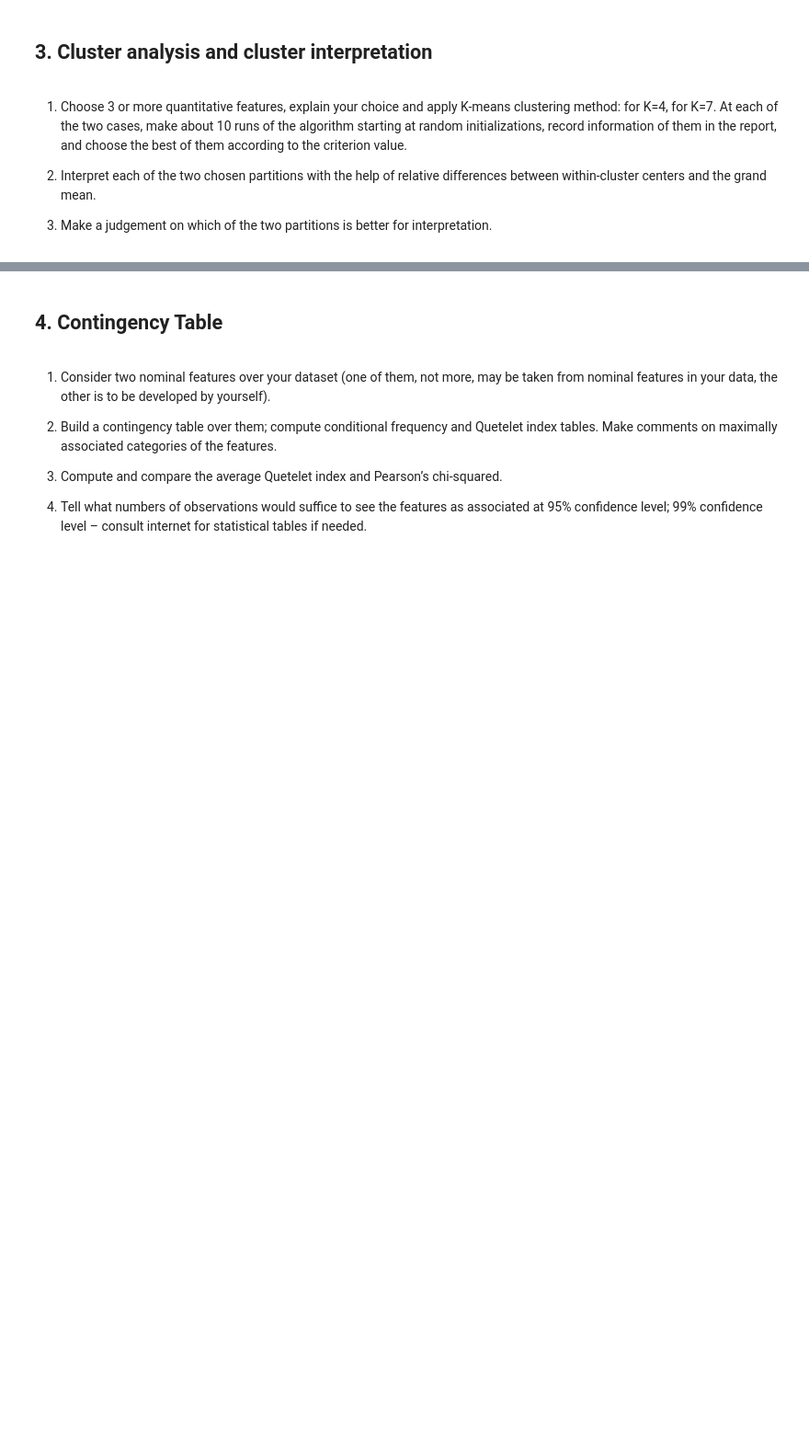
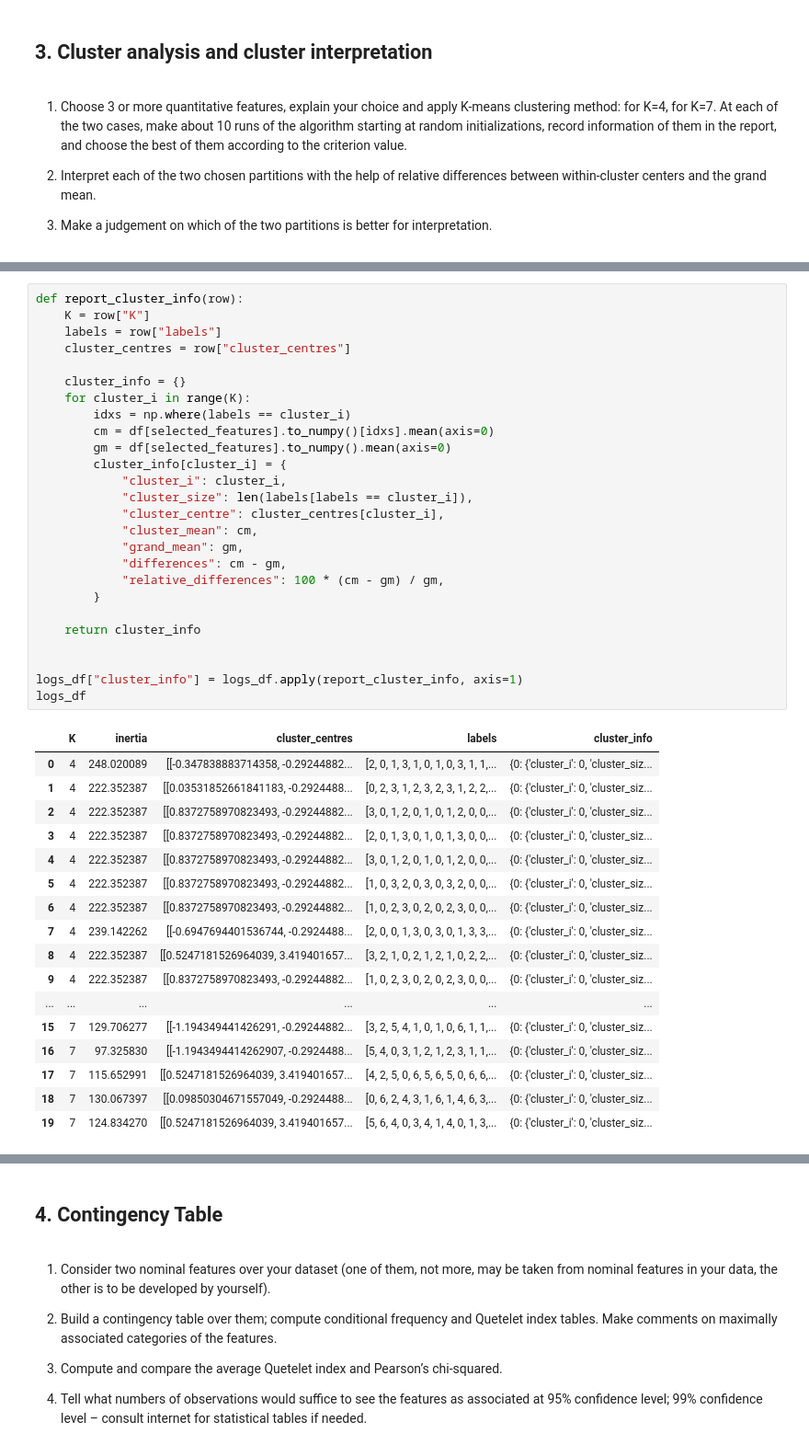
Before and after one commit to unrndm/DataAnalysis, a Jupyter notebook: Report.ipynb, the cells around one changed output, grey strips where cells are left out. Shown at 92% size. Saved outputs shown, nothing was run; the diff lists cells and outputs as text; blank space fills up the shorter version.

```diff
--- a/Report.ipynb
+++ b/Report.ipynb
@@ -262,0 +517,44 @@ At each of the two cases, make about 10 runs of the algorithm starting at random
+# %%
+def report_cluster_info(row):
+    K = row["K"]
+    labels = row["labels"]
+    cluster_centres = row["cluster_centres"]
+
+    cluster_info = {}
+    for cluster_i in range(K):
+        idxs = np.where(labels == cluster_i)
+        cm = df[selected_features].to_numpy()[idxs].mean(axis=0)
+        gm = df[selected_features].to_numpy().mean(axis=0)
+        cluster_info[cluster_i] = {
+            "cluster_i": cluster_i,
+            "cluster_size": len(labels[labels == cluster_i]),
+            "cluster_centre": cluster_centres[cluster_i],
+            "cluster_mean": cm,
+            "grand_mean": gm,
+            "differences": cm - gm,
+            "relative_differences": 100 * (cm - gm) / gm,
+        }
+
+    return cluster_info
+
+
+logs_df["cluster_info"] = logs_df.apply(report_cluster_info, axis=1)
+logs_df
+# %% [output]
+|  | K | inertia | cluster_centres | labels | cluster_info |
+| 0 | 4 | 248.020089 | [[-0.347838883714358, -0.29244882... | [2, 0, 1, 3, 1, 0, 1, 0, 3, 1, 1,... | {0: {'cluster_i': 0, 'cluster_siz... |
+| 1 | 4 | 222.352387 | [[0.03531852661841183, -0.2924488... | [0, 2, 3, 1, 2, 3, 2, 3, 1, 2, 2,... | {0: {'cluster_i': 0, 'cluster_siz... |
+| 2 | 4 | 222.352387 | [[0.8372758970823493, -0.29244882... | [3, 0, 1, 2, 0, 1, 0, 1, 2, 0, 0,... | {0: {'cluster_i': 0, 'cluster_siz... |
+| 3 | 4 | 222.352387 | [[0.8372758970823493, -0.29244882... | [2, 0, 1, 3, 0, 1, 0, 1, 3, 0, 0,... | {0: {'cluster_i': 0, 'cluster_siz... |
+| 4 | 4 | 222.352387 | [[0.8372758970823493, -0.29244882... | [3, 0, 1, 2, 0, 1, 0, 1, 2, 0, 0,... | {0: {'cluster_i': 0, 'cluster_siz... |
+| 5 | 4 | 222.352387 | [[0.8372758970823493, -0.29244882... | [1, 0, 3, 2, 0, 3, 0, 3, 2, 0, 0,... | {0: {'cluster_i': 0, 'cluster_siz... |
+| 6 | 4 | 222.352387 | [[0.8372758970823493, -0.29244882... | [1, 0, 2, 3, 0, 2, 0, 2, 3, 0, 0,... | {0: {'cluster_i': 0, 'cluster_siz... |
+| 7 | 4 | 239.142262 | [[-0.6947694401536744, -0.2924488... | [2, 0, 0, 1, 3, 0, 3, 0, 1, 3, 3,... | {0: {'cluster_i': 0, 'cluster_siz... |
+| 8 | 4 | 222.352387 | [[0.5247181526964039, 3.419401657... | [3, 2, 1, 0, 2, 1, 2, 1, 0, 2, 2,... | {0: {'cluster_i': 0, 'cluster_siz... |
+| 9 | 4 | 222.352387 | [[0.8372758970823493, -0.29244882... | [1, 0, 2, 3, 0, 2, 0, 2, 3, 0, 0,... | {0: {'cluster_i': 0, 'cluster_siz... |
+| ... | ... | ... | ... | ... | ... |
+| 15 | 7 | 129.706277 | [[-1.194349441426291, -0.29244882... | [3, 2, 5, 4, 1, 0, 1, 0, 6, 1, 1,... | {0: {'cluster_i': 0, 'cluster_siz... |
+| 16 | 7 | 97.325830 | [[-1.1943494414262907, -0.2924488... | [5, 4, 0, 3, 1, 2, 1, 2, 3, 1, 1,... | {0: {'cluster_i': 0, 'cluster_siz... |
+| 17 | 7 | 115.652991 | [[0.5247181526964039, 3.419401657... | [4, 2, 5, 0, 6, 5, 6, 5, 0, 6, 6,... | {0: {'cluster_i': 0, 'cluster_siz... |
+| 18 | 7 | 130.067397 | [[0.09850304671557049, -0.2924488... | [0, 6, 2, 4, 3, 1, 6, 1, 4, 6, 3,... | {0: {'cluster_i': 0, 'cluster_siz... |
+| 19 | 7 | 124.834270 | [[0.5247181526964039, 3.419401657... | [5, 6, 4, 0, 3, 4, 1, 4, 0, 1, 3,... | {0: {'cluster_i': 0, 'cluster_siz... |
```
Also changed, not shown: parts of 25 cells of this notebook.
